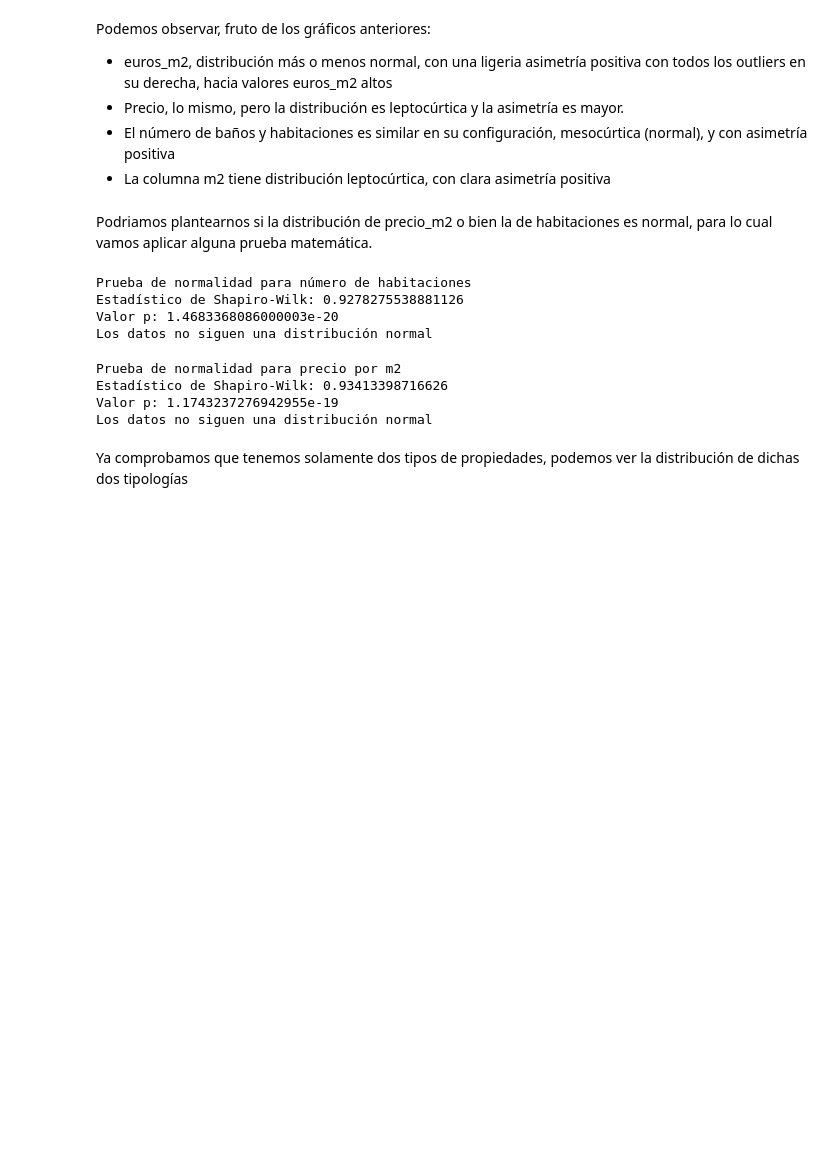
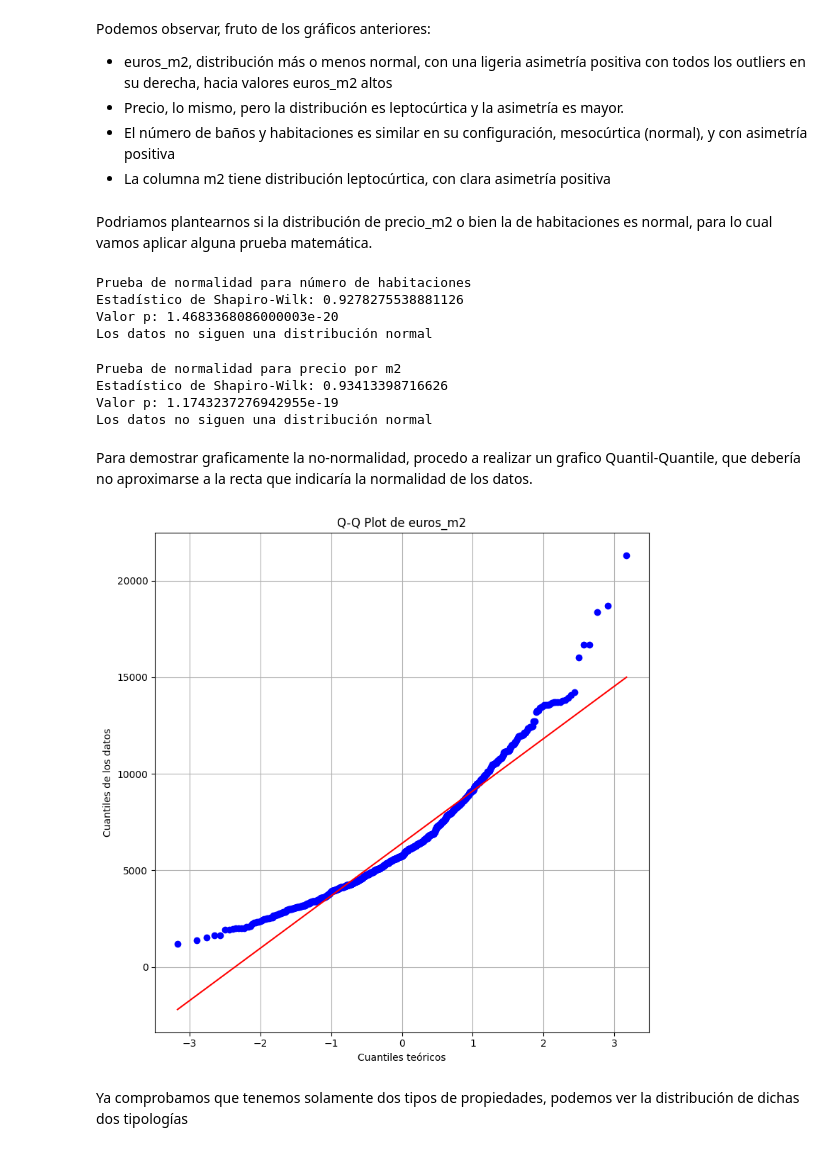
Before and after one commit to angelgvill/DS_Analisis_Datos, a Jupyter notebook: notebooks/02_Analisis_exploratorio.ipynb, the cells around one changed output. Saved outputs shown, nothing was run; the diff lists cells and outputs as text; code cells hidden in the pictures; blank space fills up the shorter version.

```diff
--- a/notebooks/02_Analisis_exploratorio.ipynb
+++ b/notebooks/02_Analisis_exploratorio.ipynb
@@ -219,6 +224,31 @@ Prueba de normalidad para precio por m2
 Estadístico de Shapiro-Wilk: 0.93413398716626
 Valor p: 1.1743237276942955e-19
 Los datos no siguen una distribución normal
+# %% [markdown]
+Para demostrar graficamente la no-normalidad, procedo a realizar un grafico Quantil-Quantile, que debería no aproximarse a la recta que indicaría la normalidad de los datos.
+# %%
+# Variable a analizar
+variable = df['euros_m2']
+
+# Crear el Q-Q plot
+plt.figure(figsize=(8, 8))
+stats.probplot(variable, dist="norm", plot=plt)
+
+# Personalizar el gráfico
+plt.title('Q-Q Plot de euros_m2')
+plt.xlabel('Cuantiles teóricos')
+plt.ylabel('Cuantiles de los datos')
+
+# Mostrar el gráfico
+plt.grid(True)
+plt.tight_layout()
+
+# Guardar gráfico en un archivo de imagen
+plt.savefig('graf/q_q_plot_m2.png', dpi=150)
+
+plt.show()
+# %% [output]
+[figure, added]
 # %% [markdown]
 Ya comprobamos que tenemos solamente dos tipos de propiedades, podemos ver la distribución de dichas dos tipologías
 # %%
```
Also changed, not shown: parts of 23 cells of this notebook, 19 other files.
